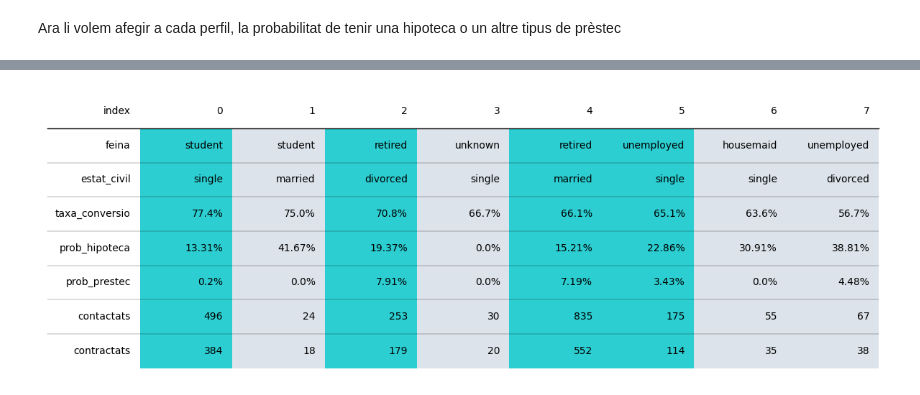
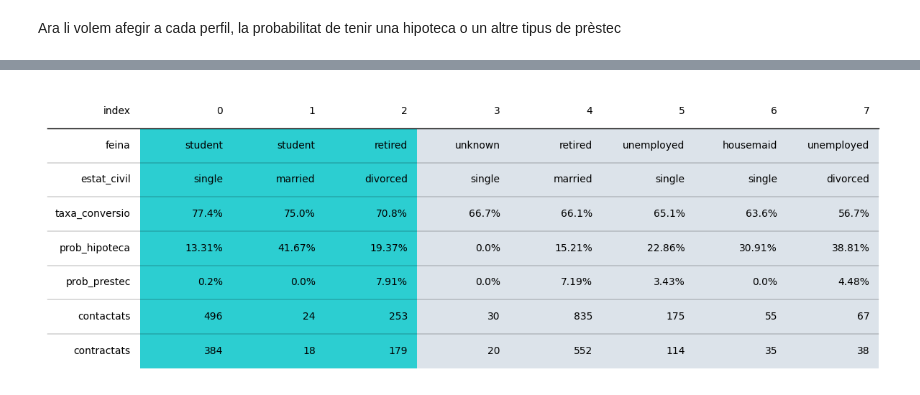
Before and after one commit to MarinaTorba/PersonalDataProrjects, a Jupyter notebook: Equip_9/Scripts/Analisis_Client_250519.ipynb, the cells around one changed output, grey strips where cells are left out. Cells and saved outputs as stored; diff of their text form; code cells hidden in the pictures.

```diff
--- a/Equip_9/Scripts/Analisis_Client_250519.ipynb
+++ b/Equip_9/Scripts/Analisis_Client_250519.ipynb
@@ -333,34 +252,34 @@ top8_resultats_ordenats['taxa_conversio'] = (top8_resultats_ordenats['taxa_conve
 top8_resultats_ordenats['prob_hipoteca'] = (top8_resultats_ordenats['prob_hipoteca'] * 100).round(2).astype(str) + '%'
 top8_resultats_ordenats['prob_prestec'] = (top8_resultats_ordenats['prob_prestec'] * 100).round(2).astype(str) + '%'
 
 
 # Reordenar columnes si cal
 top8_resultats_ordenats = top8_resultats_ordenats[[
     'feina', 'estat_civil', 'taxa_conversio','prob_hipoteca', 'prob_prestec', 'contactats', 'contractats'
 ]]
 
 
 
 # Transposar per visualització
 top8_resultats_ordenats = top8_resultats_ordenats.transpose()
 
 # Mostrar taula
 fig, ax = plt.subplots(figsize=(15, 5))
 tab = Table(
     top8_resultats_ordenats,
 )
 
 # Modifiquem manualment els colors de les columnes
 tab.columns[0].set_facecolor('#2CCED1')
-tab.columns[1].set_facecolor('#DCE3EA')
+tab.columns[1].set_facecolor('#2CCED1')
 tab.columns[2].set_facecolor('#2CCED1')
 tab.columns[3].set_facecolor('#DCE3EA')
-tab.columns[4].set_facecolor('#2CCED1')
-tab.columns[5].set_facecolor('#2CCED1')
+tab.columns[4].set_facecolor('#DCE3EA')
+tab.columns[5].set_facecolor('#DCE3EA')
 tab.columns[6].set_facecolor('#DCE3EA')
 tab.columns[7].set_facecolor('#DCE3EA')
 
 
 plt.show()
 # %% [output]
-[figure, old version]
+[figure, new version]
```
Also changed, not shown: parts of 4 cells of this notebook.
